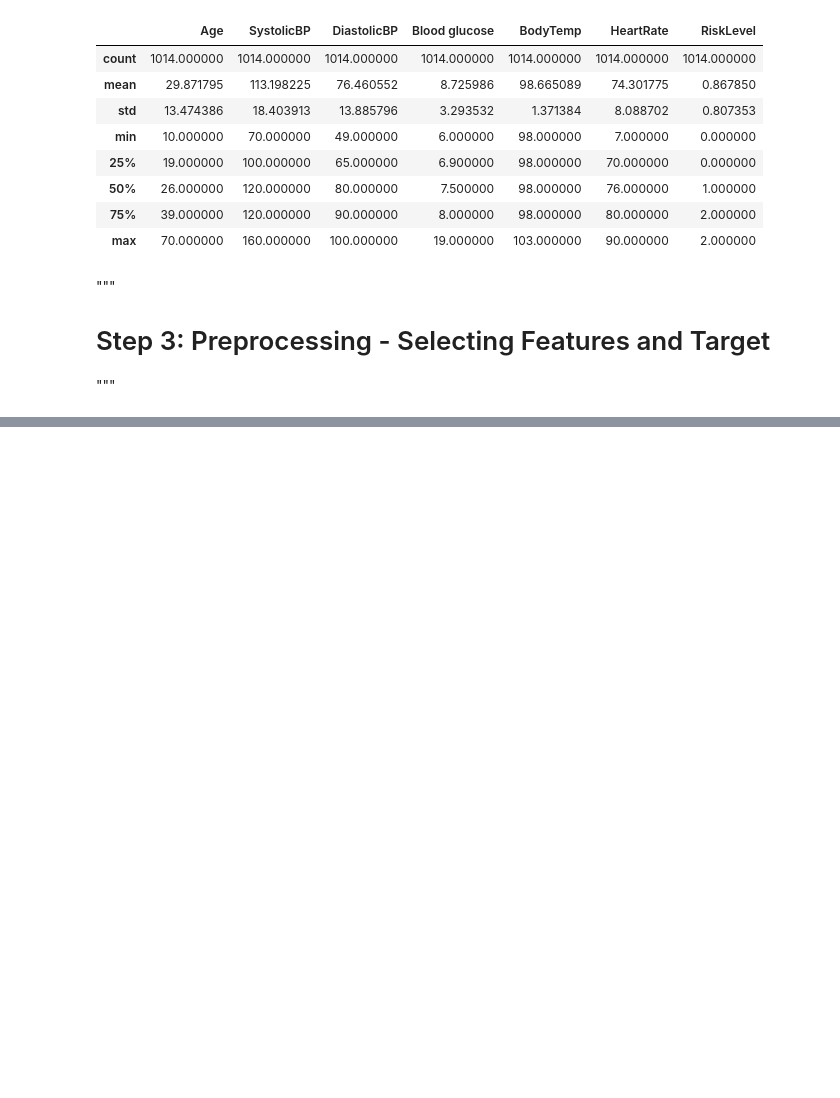
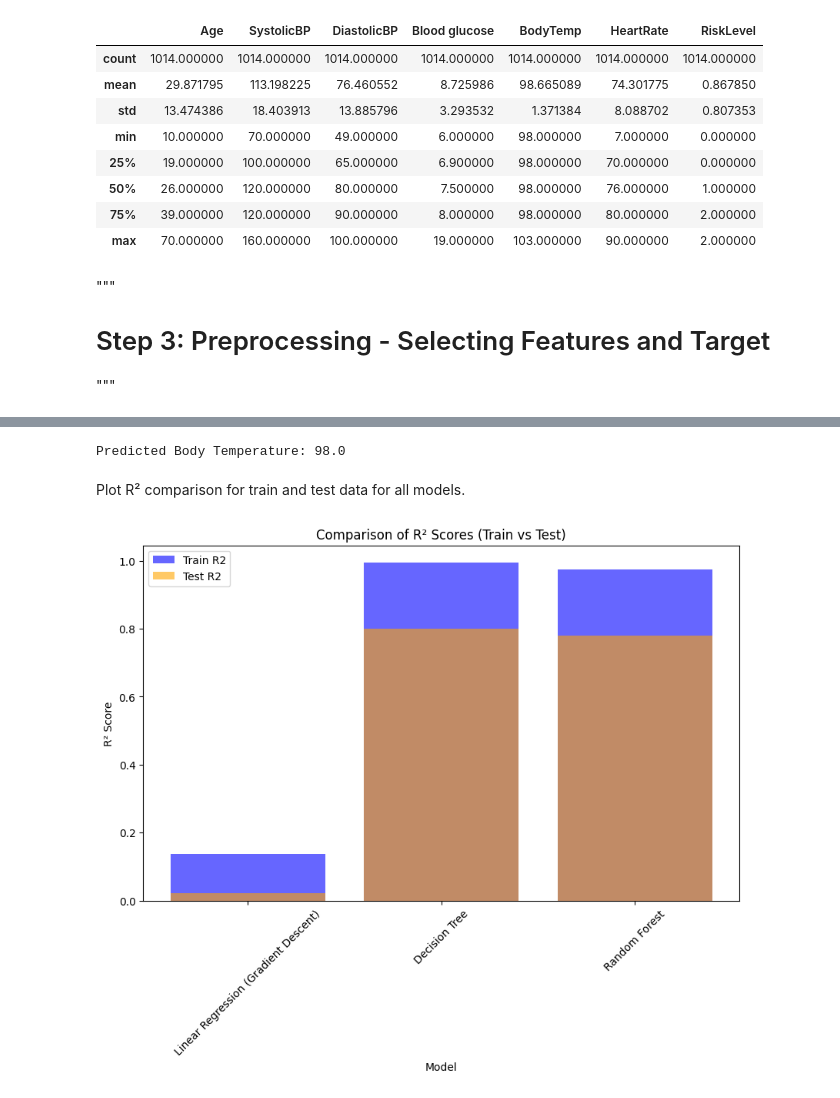
Before and after one commit to jkeza1/linear_regression_model, a Jupyter notebook: summative/linear_regression/multivariate.ipynb, the cells around one changed output, grey strips where cells are left out. Drawn from its saved outputs; the diff is of its cells as text; code cells hidden in the pictures; blank space fills up the shorter version.

```diff
--- a/summative/linear_regression/multivariate.ipynb
+++ b/summative/linear_regression/multivariate.ipynb
@@ -390,0 +211,29 @@ ValueError: X has 6 features, but LogisticRegression is expecting 4 features as
+# %%
+import joblib
+import pandas as pd
+
+# Load the best model
+model = joblib.load("best_model.pkl")
+
+# Example input for prediction
+test_input = pd.DataFrame([[25,130,80,15.0,86]], columns=['Age', 'SystolicBP', 'DiastolicBP', 'Blood glucose', 'HeartRate'])
+
+# Make prediction
+prediction = model.predict(test_input)[0]
+print(f"Predicted Body Temperature: {prediction}")
+# %% [output]
+Predicted Body Temperature: 98.0
+# %% [markdown]
+ Plot R² comparison for train and test data for all models.
+# %%
+plt.figure(figsize=(10, 6))
+plt.bar(performance_df["Model"], performance_df["Train R2"], label="Train R2", alpha=0.6, color="blue")
+plt.bar(performance_df["Model"], performance_df["Test R2"], label="Test R2", alpha=0.6, color="orange")
+plt.title("Comparison of R² Scores (Train vs Test)")
+plt.ylabel("R² Score")
+plt.xlabel("Model")
+plt.xticks(rotation=45)
+plt.legend()
+plt.show()
+# %% [output]
+[figure, added]
```
Also changed, not shown: parts of 43 cells of this notebook, 10 other files.
